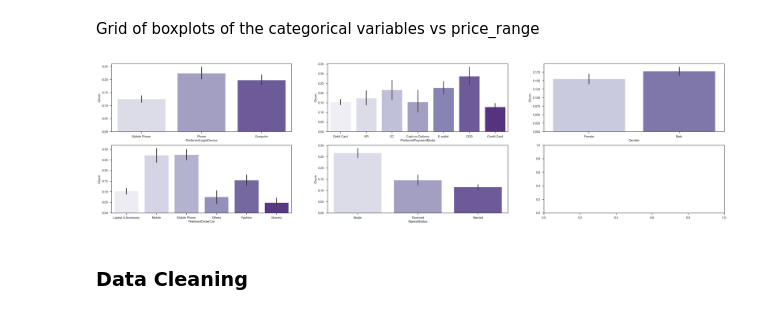
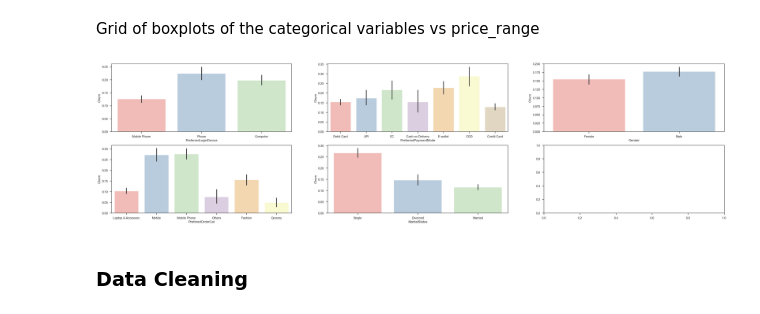
Before and after one commit to McGill-MMA-EnterpriseAnalytics/Churn-Analysis, a Jupyter notebook: Enterprise Group Project - DRAFT.ipynb, the cells around one changed output. Cells and saved outputs as stored; diff of their text form; code cells hidden in the pictures.

```diff
--- a/Enterprise Group Project - DRAFT.ipynb
+++ b/Enterprise Group Project - DRAFT.ipynb
@@ -400,16 +383,18 @@ Name: PreferredPaymentMode, dtype: int64
 # %% [markdown]
 Grid of boxplots of the categorical variables vs price_range
 # %%
+#FYI - Color palette names: https://python-graph-gallery.com/python-colors/
+
 fig, axes = plt.subplots(2, 3, figsize=(40,10))
 axes = axes.flatten()
 
-ax = sns.barplot(x ='PreferredLoginDevice', y ='Churn', data = df, palette = 'Purples', orient='v', ax=axes[0])
-ax = sns.barplot(x ='PreferredPaymentMode', y ='Churn', data = df, palette = 'Purples', orient='v', ax=axes[1])
-ax = sns.barplot(x ='Gender', y ='Churn', data = df, palette = 'Purples', orient='v', ax=axes[2])
-ax = sns.barplot(x ='PreferedOrderCat', y ='Churn', data = df, palette = 'Purples', orient='v', ax=axes[3])
-ax = sns.barplot(x ='MaritalStatus', y ='Churn', data = df, palette = 'Purples', orient='v', ax=axes[4])
+ax = sns.barplot(x ='PreferredLoginDevice', y ='Churn', data = df, palette = 'Pastel1', orient='v', ax=axes[0])
+ax = sns.barplot(x ='PreferredPaymentMode', y ='Churn', data = df, palette = 'Pastel1', orient='v', ax=axes[1])
+ax = sns.barplot(x ='Gender', y ='Churn', data = df, palette = 'Pastel1', orient='v', ax=axes[2])
+ax = sns.barplot(x ='PreferedOrderCat', y ='Churn', data = df, palette = 'Pastel1', orient='v', ax=axes[3])
+ax = sns.barplot(x ='MaritalStatus', y ='Churn', data = df, palette = 'Pastel1', orient='v', ax=axes[4])
 # %% [output]
-[figure, old version]
+[figure, new version]
 # %% [markdown]
 ### Data Cleaning
 # %% [markdown]
```
Also changed, not shown: parts of 15 cells of this notebook.
